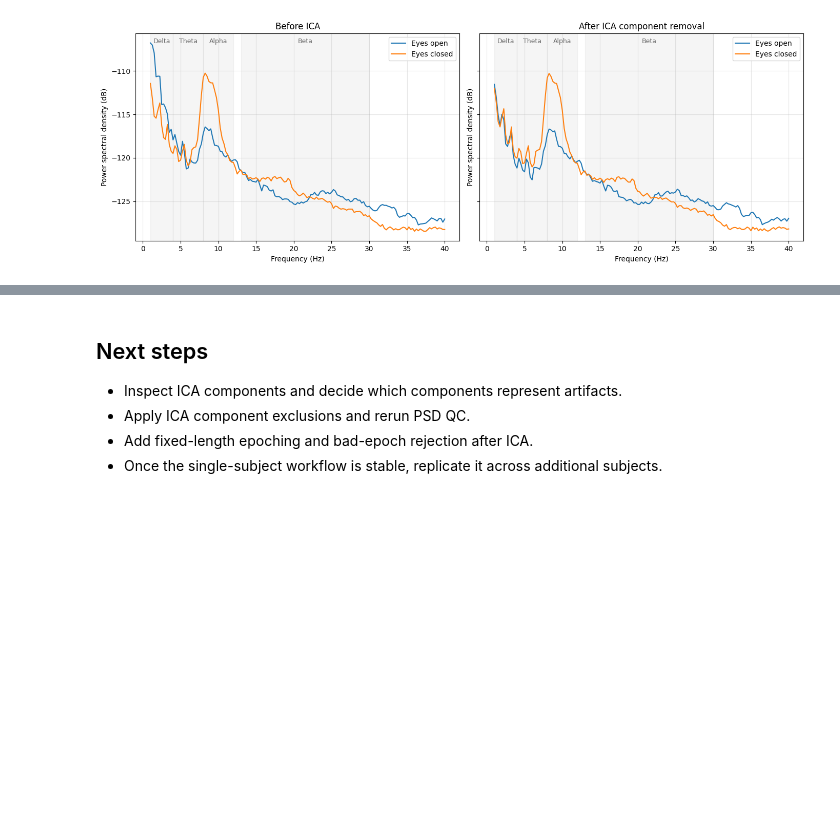
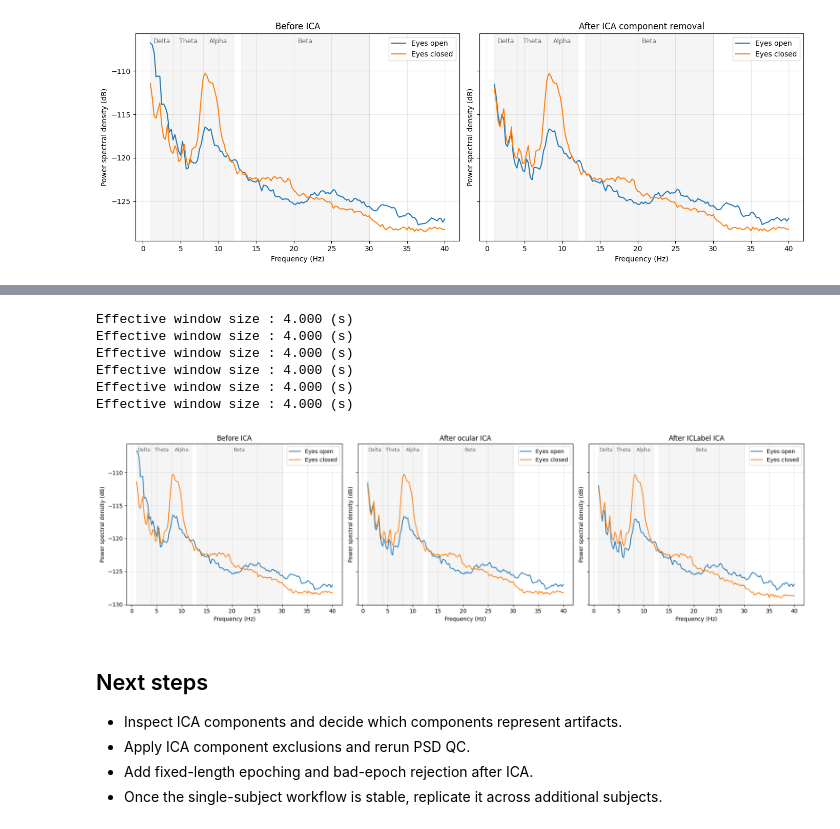
Before and after one commit to nmarryatt/neurogenetics-ml, a Jupyter notebook: notebooks/02_Preprocessing.ipynb, the cells around one changed output, grey strips where cells are left out. Saved outputs shown, nothing was run; the diff lists cells and outputs as text; code cells hidden in the pictures; blank space fills up the shorter version.

```diff
--- a/notebooks/02_Preprocessing.ipynb
+++ b/notebooks/02_Preprocessing.ipynb
@@ -487,0 +602,16 @@ Effective window size : 4.000 (s)
+# %%
+# Apply the ICLabel-based automated exclusions to separate comparison copies
+ica_open_icalabel = ica_open.copy()
+ica_closed_icalabel = ica_closed.copy()
+
+ica_open_icalabel.exclude = sorted(set(icalabel_open_auto))
+ica_closed_icalabel.exclude = sorted(set(icalabel_closed_auto))
+
+raw_eyes_open_icalabel = raw_eyes_open_1_40.copy()
+raw_eyes_closed_icalabel = raw_eyes_closed_1_40.copy()
+
+ica_open_icalabel.apply(raw_eyes_open_icalabel)
+ica_closed_icalabel.apply(raw_eyes_closed_icalabel)
+
+print("Eyes-open ICLabel components excluded:", ica_open_icalabel.exclude)
+print("Eyes-closed ICLabel components excluded:", ica_closed_icalabel.exclude)
@@ -488,3 +629,45 @@ Effective window size : 4.000 (s)
+# %%
+# Compare ocular-only ICA cleaning against ICLabel-based automated ICA cleaning
+fig, axes = plt.subplots(1, 3, figsize=(18, 5), sharey=True)
+
+plot_psd_comparison(
+    raw_eyes_open_1_40,
+    raw_eyes_closed_1_40,
+    fmin=1,
+    fmax=40,
+    title="Before ICA",
+    ax=axes[0],
+)
+
+plot_psd_comparison(
+    raw_eyes_open_ica,
+    raw_eyes_closed_ica,
+    fmin=1,
+    fmax=40,
+    title="After ocular ICA",
+    ax=axes[1],
+)
+
+plot_psd_comparison(
+    raw_eyes_open_icalabel,
+    raw_eyes_closed_icalabel,
+    fmin=1,
+    fmax=40,
+    title="After ICLabel ICA",
+    ax=axes[2],
+)
+
+plt.tight_layout()
+plt.savefig("../figures/exploratory/sub-01_rest_psd_icalabel_comparison.png", dpi=300, bbox_inches="tight")
+plt.show()
+# %% [output]
+Effective window size : 4.000 (s)
+Effective window size : 4.000 (s)
+Effective window size : 4.000 (s)
+Effective window size : 4.000 (s)
+Effective window size : 4.000 (s)
+Effective window size : 4.000 (s)
+[figure, added]
 # %% [markdown]
 ## Next steps
 
```
Also changed, not shown: parts of 6 cells of this notebook, 1 other file.
